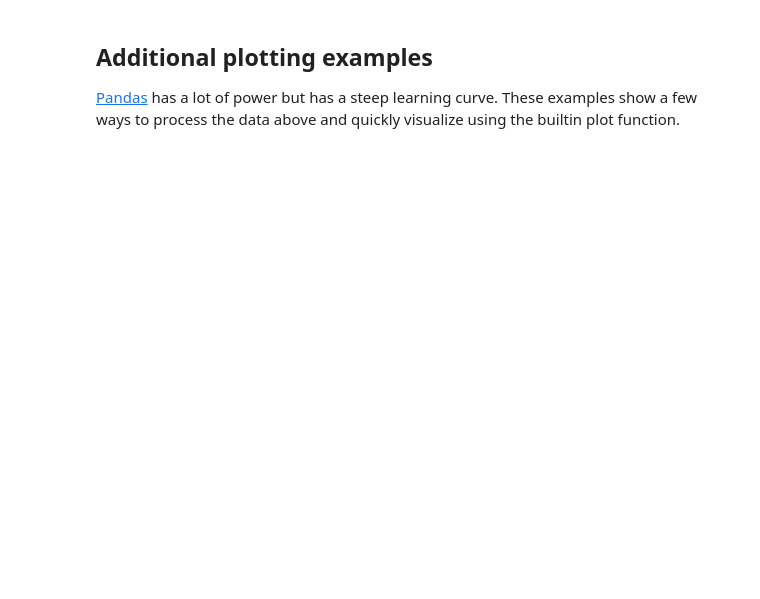
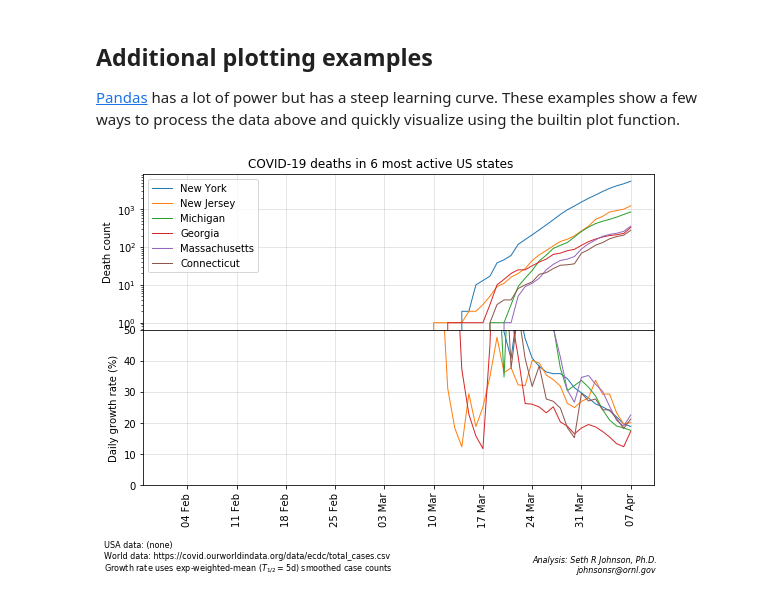
Before and after one commit to ragusa/covid-19-analysis, a Jupyter notebook: cases.ipynb, the cells around one changed output. Drawn from its saved outputs; the diff is of its cells as text; code cells hidden in the pictures; blank space fills up the shorter version.

```diff
--- a/cases.ipynb
+++ b/cases.ipynb
@@ -265,6 +284,24 @@ plt.close()
 ## Additional plotting examples
 
 [Pandas](https://pandas.pydata.org) has a lot of power but has a steep learning curve. These examples show a few ways to process the data above and quickly visualize using the builtin plot function.
+# %%
+us_state_deaths = us_data['deaths'].sum(level=['date', 'state']).unstack('state')
+death_rate = deaths.iloc[-1] - deaths.iloc[-2]
+
+# spreading_states = death_rate >= 100
+#deaths_plot = deaths.T[spreading_states].T
+#deaths_plot[deaths_plot == 0] = np.nan
+#deaths_plot.dropna(how='all').plot(logy=True);
+
+num_states = 6
+death_rate.sort_values(ascending=False, inplace=True)
+(fig, axes) = plot_smoothed_rates(
+    {k: us_state_deaths[k] for k in death_rate.index[:num_states]}, title="death"
+)
+fig.suptitle(f"COVID-19 deaths in {num_states} most active US states")
+axes[1].set_ylim(0, 50);
+# %% [output]
+[figure, added]
 # %%
 # Select Tennessee cases and make a table of date vs county
 tenn_by_county = us_data['cases'].xs('Tennessee', level="state").unstack('county')
```
Also changed, not shown: parts of 11 cells of this notebook, 9 other files.
